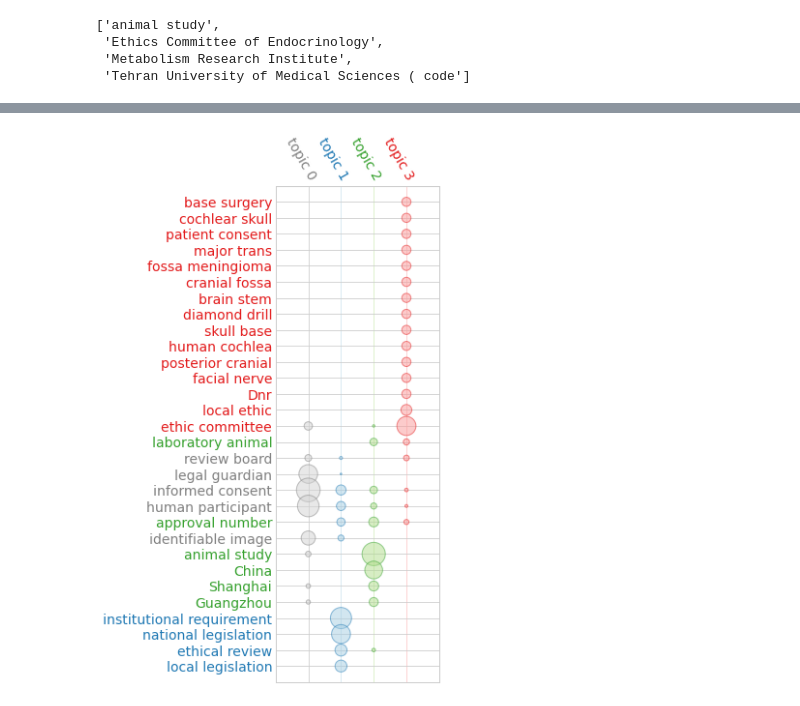
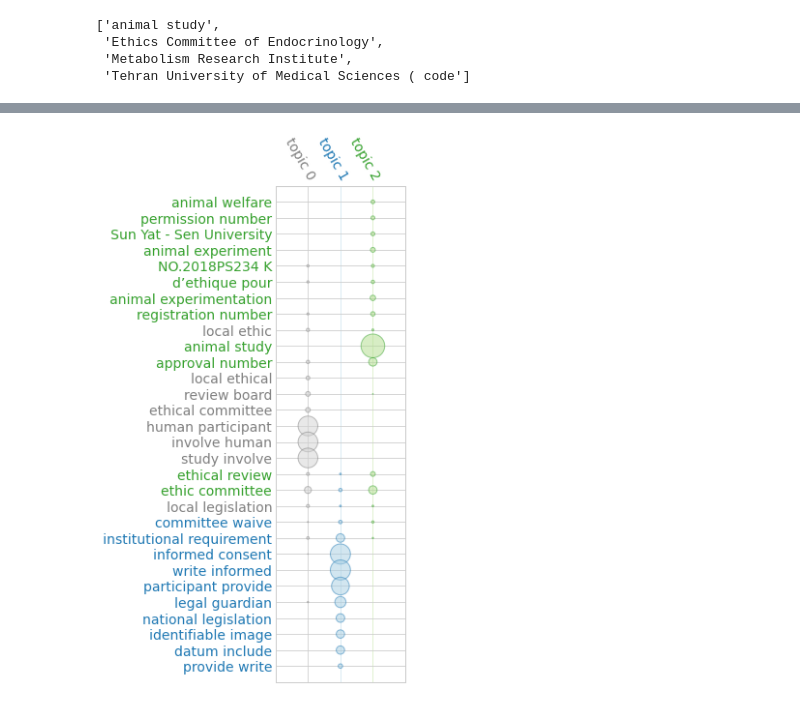
Before and after one commit to petermr/dictionary, a Jupyter notebook: ethics_statement_project/testing_texacy_tutorial.ipynb, the cells around one changed output, grey strips where cells are left out. Saved outputs shown, nothing was run; the diff lists cells and outputs as text; code cells hidden in the pictures.

Commit message:
played around with textacy phrase extraction

```diff
--- a/ethics_statement_project/testing_texacy_tutorial.ipynb
+++ b/ethics_statement_project/testing_texacy_tutorial.ipynb
@@ -71,8 +103,8 @@ list(textacy.extract.terms_to_strings(terms, by="lemma"))
 docs_terms = (
      textacy.extract.terms(
          doc,
-         ngs=partial(textacy.extract.ngrams, n=2, include_pos={"NOUN", "ADJ"}),
-         ents=partial(textacy.extract.entities, include_types={"PERSON", "GPE",}))
+         ngs=partial(textacy.extract.ngrams, n=2, include_pos={"NOUN", "ADJ", "VERB"}),
+         ents=partial(textacy.extract.entities, include_types={"PERSON"}))
      for doc in corpus)
 tokenized_docs = (
      textacy.extract.terms_to_strings(doc_terms, by="lemma")
@@ -87,6 +119,6 @@ doc_term_matrix
 # %%
 import textacy.tm
-model = textacy.tm.TopicModel("nmf", n_topics=4)
+model = textacy.tm.TopicModel("nmf", n_topics=3)
 model.fit(doc_term_matrix)
 # %%
 doc_topic_matrix = model.transform(doc_term_matrix)
@@ -115,4 +146,4 @@ topic 3: ethic committee   local ethic   base surgery   surgical specimen   Etik
 # %%
-_ = model.termite_plot(doc_term_matrix, id_to_term, n_terms=30, highlight_topics=[1,2,3,4])
+_ = model.termite_plot(doc_term_matrix, id_to_term, n_terms=30, highlight_topics=[1,2,3,4,5,6])
 # %% [output]
-[figure, old version]
+[figure, new version]
```
Also changed, not shown: parts of 8 cells of this notebook, 1 other file.
